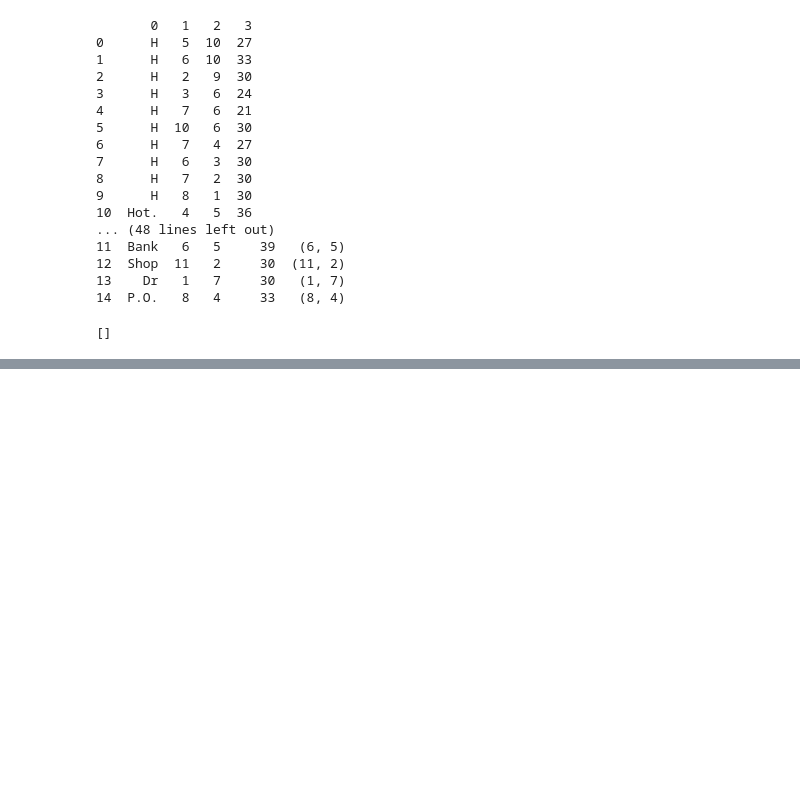
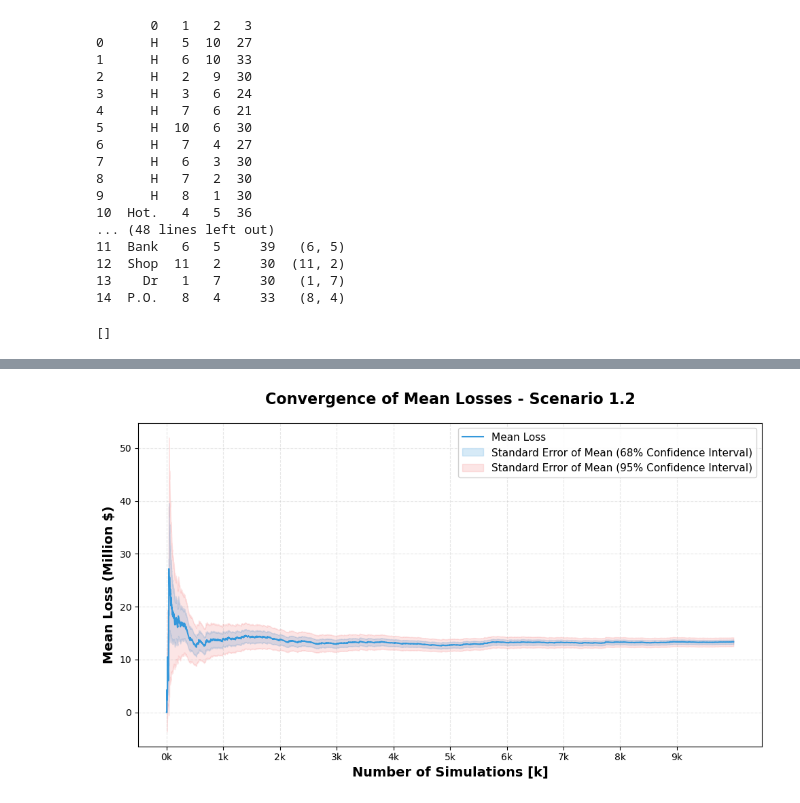
Before and after one commit to Johann3141592/Town-Planning-for-Severe-Convective-Storm-Risk, a Jupyter notebook: simulation.ipynb, the cells around one changed output, grey strips where cells are left out. Saved outputs shown, nothing was run; the diff lists cells and outputs as text; code cells hidden in the pictures; blank space fills up the shorter version.

```diff
--- a/simulation.ipynb
+++ b/simulation.ipynb
@@ -121,0 +187,37 @@ Losses for 1.3: [0, 0, 0, 246, 0, 0, 0, 0, 93, 0, 0, 0, 0, 0, 0, 186, 0, 63, 0,
+# %%
+def plot_convergence(mean_loss_list, std_of_mean_loss_list, title='Convergence of Mean Losses', outdirectory="./results/"):
+
+    #takes a list of mean values and a list of standard errors of the mean, and plots the convergence of the mean values with a shaded area representing the standard error of the mean.
+    #The plot is saved to the results directory with a filename derived from the title.
+
+    #the central limit theorem states that the distribution of the sample mean will approach a normal distribution as the sample size increases, regardless of the shape of the population distribution. This means that as we increase the number of simulations, the mean loss should converge to a stable value, and the standard error of the mean should decrease, indicating that our estimate of the mean loss is becoming more precise.
+    plt.figure(figsize=(10, 6))
+    plt.plot(mean_loss_list, label='Mean Loss', color='#3498db')
+    plt.fill_between(range(len(mean_loss_list)),
+                     np.array(mean_loss_list) - np.array(std_of_mean_loss_list),
+                     np.array(mean_loss_list) + np.array(std_of_mean_loss_list),
+                     color='#3498db', alpha=0.2, label='Standard Error of Mean (68% Confidence Interval)')
+
+    plt.fill_between(range(len(mean_loss_list)),
+                     np.array(mean_loss_list) - 2*np.array(std_of_mean_loss_list),
+                     np.array(mean_loss_list) + 2*np.array(std_of_mean_loss_list),
+                     color="#eb0808", alpha=0.1, label='Standard Error of Mean (95% Confidence Interval)')
+    #making sure the axes are readable
+    labellist = range(0, len(mean_loss_list), len(mean_loss_list)//10)
+    # Styling
+    plt.xlabel('Number of Simulations [k]', fontsize=14, fontweight='bold')
+    plt.ylabel('Mean Loss (Million $)', fontsize=14, fontweight='bold')
+    plt.xticks(labellist, [f"{x//1000}" for x in labellist])
+    plt.title(title, fontsize=16, fontweight='bold', pad=20)
+    plt.grid(True, alpha=0.3, linestyle='--', linewidth=0.8)
+    plt.legend(fontsize=11, framealpha=0.9)
+
+    # Improve layout
+    plt.tight_layout()
+
+    plt.savefig(outdirectory + title.replace(" ", "_") + ".png", dpi=300)
+    plt.show()
+
+plot_convergence(mean_loss_1_2, std_of_mean_loss_1_2, 'Convergence of Mean Losses - Scenario 1.2')
+# %% [output]
+[figure, added]
```
Also changed, not shown: parts of 5 cells of this notebook.
